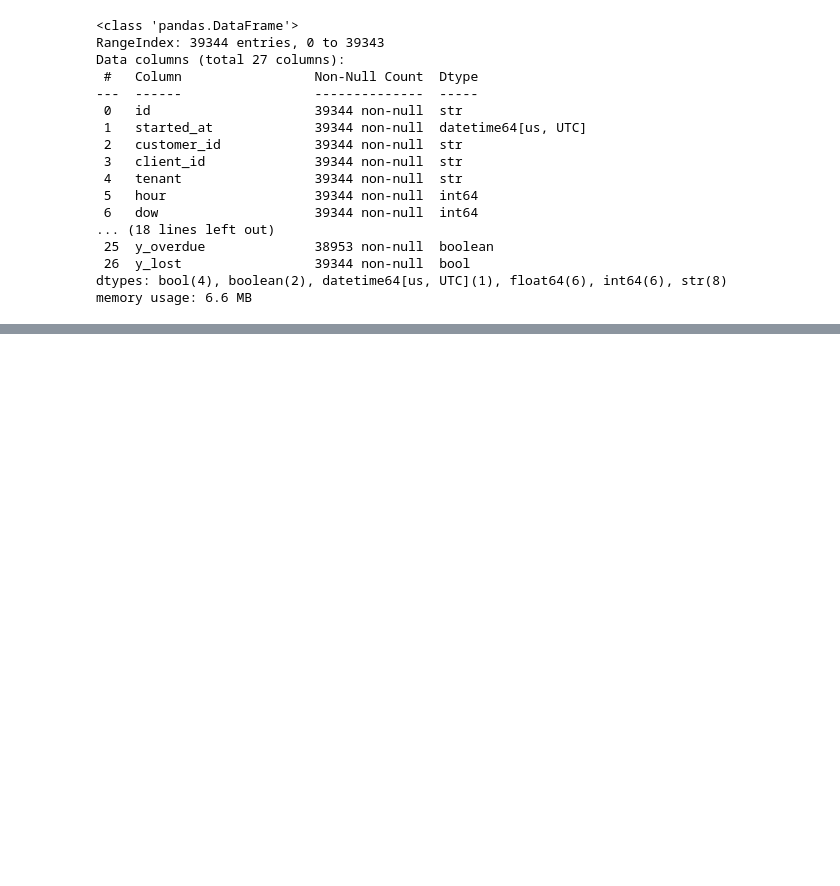
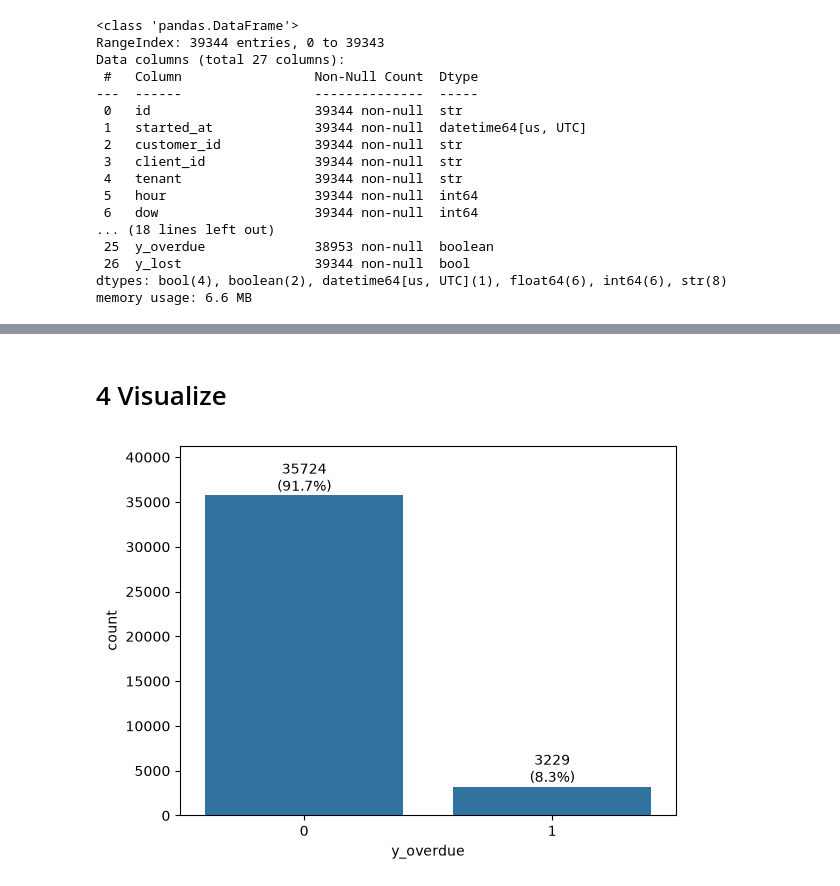
Before and after one commit to kirillrub108/predict-rental-overdue, a Jupyter notebook: main.ipynb, the cells around one changed output, grey strips where cells are left out. Drawn from its saved outputs; the diff is of its cells as text; code cells hidden in the pictures; blank space fills up the shorter version.

```diff
--- a/main.ipynb
+++ b/main.ipynb
@@ -442,0 +54,8 @@ No post-outcome columns among the features, and no single feature is suspiciousl
+# %%
+KEYS = ["id", "started_at", "customer_id", "client_id"]
+TARGET = "y_overdue"
+NUM = ["hour", "month", "plan_hours", "n_batteries", "deposit_amount", "price_total",
+       "prepaid_share", "client_prev_rentals", "client_prev_late_rate", "client_prev_lost",
+       "days_since_prev"]
+CAT = ["tenant", "dow", "model", "deposit_kind", "client_residency", "issued_by_employee_id"]
+BOOL = ["is_weekend", "block_missing", "first_visit", "prev_late"]
@@ -442,0 +78,4 @@ No post-outcome columns among the features, and no single feature is suspiciousl
+# %%
+df = df.drop(columns="y_lost").dropna(subset=["y_overdue"]).reset_index(drop=True)
+df["y_overdue"] = df["y_overdue"].astype("int8")
+df[BOOL] = df[BOOL].astype("float32")
@@ -442,0 +150,2 @@ No post-outcome columns among the features, and no single feature is suspiciousl
+# %% [markdown]
+# 4 Visualize
@@ -442,0 +156,11 @@ No post-outcome columns among the features, and no single feature is suspiciousl
+# %%
+ax = sns.countplot(data=df, x=TARGET)
+for p in ax.patches:
+    h = p.get_height()
+    ax.annotate(f"{int(h)}\n({h / len(df):.1%})",
+                (p.get_x() + p.get_width() / 2, h),
+                ha="center", va="bottom")
+ax.set_ylim(0, ax.get_ylim()[1] * 1.1)
+plt.show()
+# %% [output]
+[figure, added]
```
Also changed, not shown: parts of 75 cells of this notebook, 1 other file.
